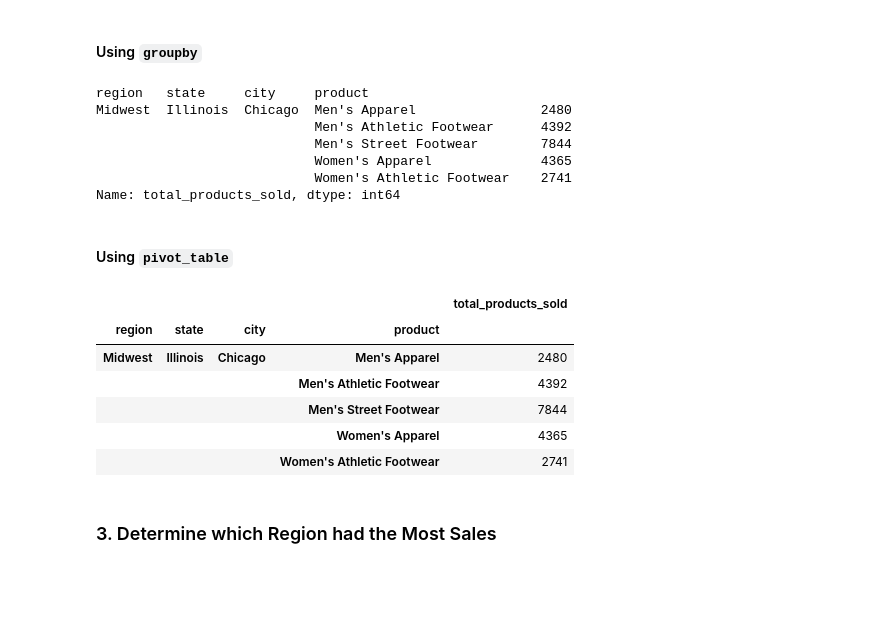
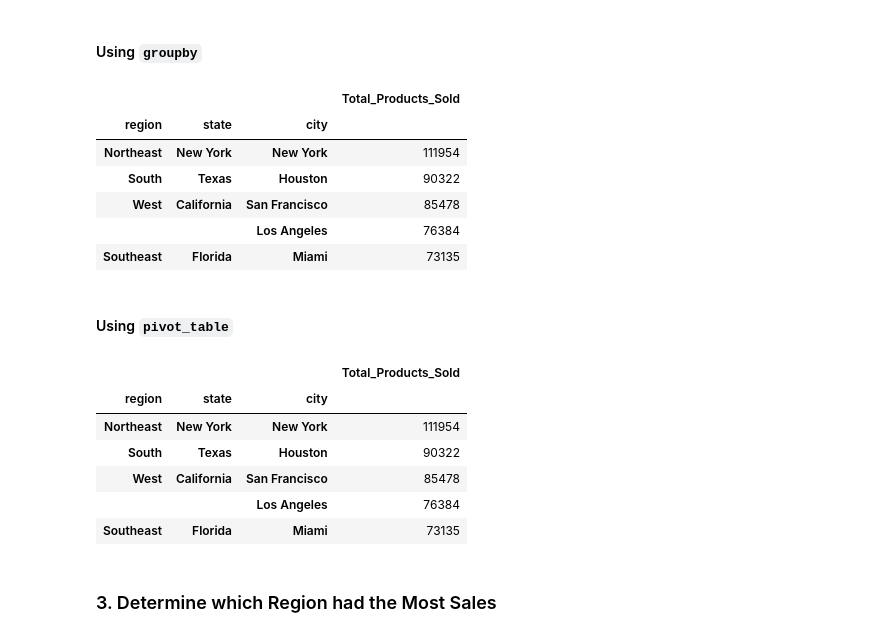
Before and after one commit to lizarias85/athletic_sales_analysis, a Jupyter notebook: athletic_sales_analysis_starter_code.ipynb, the cells around one changed output. Drawn from its saved outputs; the diff is of its cells as text; code cells hidden in the pictures; blank space fills up the shorter version.

```diff
--- a/athletic_sales_analysis_starter_code.ipynb
+++ b/athletic_sales_analysis_starter_code.ipynb
@@ -23,9 +23,9 @@ data_2020.head()
 | 4 | Foot Locker | 1185732 | 1/1/20 | Northeast | Pennsylvania | Philadelphia | Women's Apparel | 53 | 83 | ... |
 # %%
 # Display the 2021 sales DataFrame
-#data_2021 = pd.read_csv(path_2021, index_col='invoice_date')
-data_2021 = pd.read_csv(path_2021)
-data_2021.head()
+#sales_2021 = pd.read_csv(path_2021, index_col='invoice_date')
+sales_2021 = pd.read_csv(path_2021)
+sales_2021.head()
 # %% [output]
 |  | retailer | retailer_id | invoice_date | region | state | city | product | price_per_unit | units_sold | ... |
 | 0 | West Gear | 1128299 | 1/1/21 | West | California | San Francisco | Men's Athletic Footwear | 65 | 750 | ... |
@@ -74,7 +86,7 @@ dtype: object
 # %%
 # Combine the 2020 and 2021 sales DataFrames on the rows and reset the index.
 
-joined_2020_21_df = pd.concat([data_2020, data_2021], axis="rows", join="inner")
+joined_2020_21_df = pd.concat([sales_2020, sales_2021], axis="rows", join="inner")
 joined_2020_21_df.reset_index(drop=True, inplace=True)
 joined_2020_21_df
 # %% [output]
@@ -129,4 +147,4 @@ dtype: object
 # %%
 # Convert the "invoice_date" to a datetime datatype
-joined_2020_21_df['invoice_date'] = pd.to_datetime(joined_2020_21_df['invoice_date'])
-#joined_2020_21_df['invoice_date'] = joined_2020_21_df['invoice_date'].dt.strftime('%m/%d/%Y')
+joined_2020_21_df['invoice_date'] = pd.to_datetime(joined_2020_21_df['invoice_date'], errors='coerce')
+joined_2020_21_df
@@ -154,36 +192,40 @@ dtype: object
 # %%
 # Show the number products sold for region, state, and city.
 # Rename the sum to "Total_Products_Sold".
-joined_2020_21_df['total_products_sold'] = joined_2020_21_df['units_sold']
-total_products_sold = joined_2020_21_df.groupby(['region', 'state', 'city', 'product'])['total_products_sold'].sum()
+total_products_sold = joined_2020_21_df.groupby(['region', 'state', 'city'])\
+            ['units_sold'].agg(Total_Products_Sold=("sum"))
 
-total_products_sold.head()
+
+total_products_sold.sort_values(by=(['Total_Products_Sold']), ascending=False).head()
 # %% [output]
-region   state     city     product
-Midwest  Illinois  Chicago  Men's Apparel                2480
-                            Men's Athletic Footwear      4392
-                            Men's Street Footwear        7844
-                            Women's Apparel              4365
-                            Women's Athletic Footwear    2741
-Name: total_products_sold, dtype: int64
+|  |  |  | Total_Products_Sold |
+| region | state | city |  |
+| Northeast | New York | New York | 111954 |
+| South | Texas | Houston | 90322 |
+| West | California | San Francisco | 85478 |
+|  |  | Los Angeles | 76384 |
+| Southeast | Florida | Miami | 73135 |
 # %% [markdown]
 #### Using `pivot_table`
 # %%
 # Show the number products sold for region, state, and city.
 # Rename the "units_sold" column to "Total_Products_Sold"
-total_products_sold = joined_2020_21_df.pivot_table(index=['region','state','city', 'product'], values='units_sold', aggfunc='sum').rename(columns={'units_sold': 'total_products_sold'})
+total_products_sold = pd.pivot_table(joined_2020_21_df,
+                                     index=['region','state','city'],
+                                     values='units_sold',
+                                     aggfunc='sum').rename(columns={'units_sold': 'Total_Products_Sold'})
 
 
 # Show the top 5 results.
-total_products_sold.head(5)
+total_products_sold.sort_values(by=("Total_Products_Sold"), ascending=False).head(5)
 # %% [output]
-|  |  |  |  | total_products_sold |
-| region | state | city | product |  |
-| Midwest | Illinois | Chicago | Men's Apparel | 2480 |
-|  |  |  | Men's Athletic Footwear | 4392 |
-|  |  |  | Men's Street Footwear | 7844 |
-|  |  |  | Women's Apparel | 4365 |
-|  |  |  | Women's Athletic Footwear | 2741 |
+|  |  |  | Total_Products_Sold |
+| region | state | city |  |
+| Northeast | New York | New York | 111954 |
+| South | Texas | Houston | 90322 |
+| West | California | San Francisco | 85478 |
+|  |  | Los Angeles | 76384 |
+| Southeast | Florida | Miami | 73135 |
 # %% [markdown]
 ### 3. Determine which Region had the Most Sales
 # %% [markdown]
```
Also changed, not shown: parts of 16 cells of this notebook.
